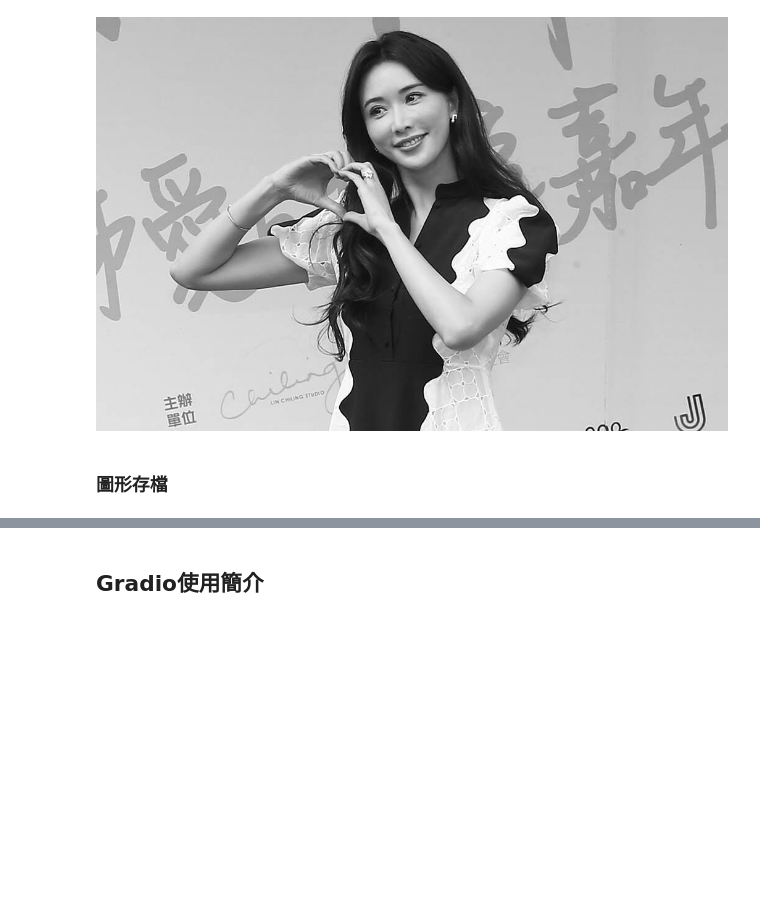
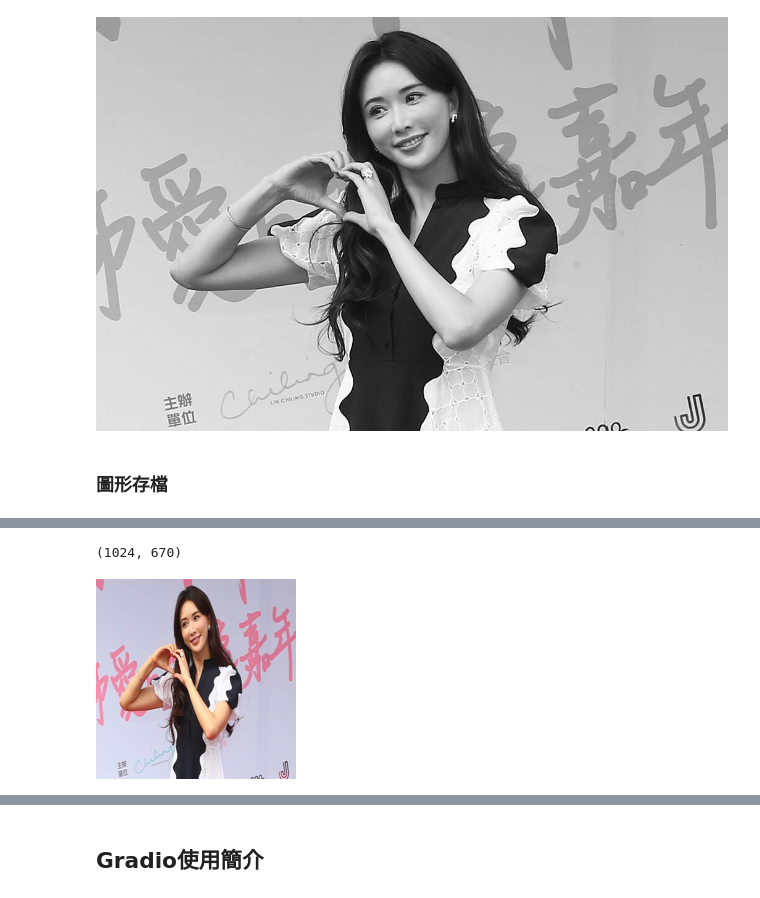
Before and after one commit to vcdemy/20231026, a Jupyter notebook: 20231026筆記.ipynb, the cells around one changed output, grey strips where cells are left out. Cells and saved outputs as stored; diff of their text form; code cells hidden in the pictures; blank space fills up the shorter version.

```diff
--- a/20231026筆記.ipynb
+++ b/20231026筆記.ipynb
@@ -181,0 +189,8 @@ img.convert('L').save('lin01.jpg')
+# %%
+img.size
+# %% [output]
+(1024, 670)
+# %%
+img.resize((200, 200))
+# %% [output]
+[figure, added]
```
Also changed, not shown: parts of 13 cells of this notebook.
